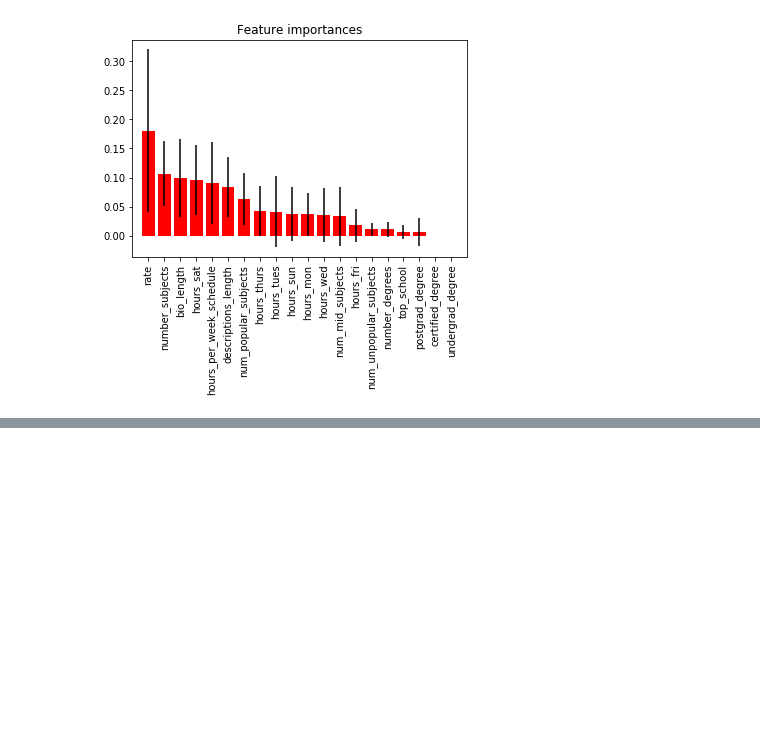
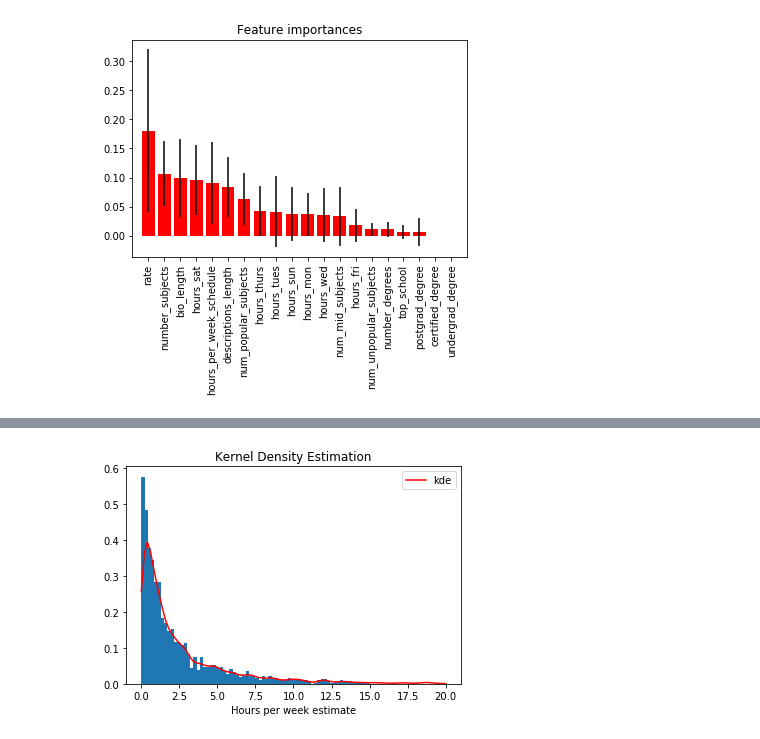
Before and after one commit to vijayoct27/tutor_prediction, a Jupyter notebook: tutor_eda.ipynb, the cells around one changed output, grey strips where cells are left out. Cells and saved outputs as stored; diff of their text form; code cells hidden in the pictures; blank space fills up the shorter version.

```diff
--- a/tutor_eda.ipynb
+++ b/tutor_eda.ipynb
@@ -258,0 +253,18 @@ feature undergrad_degree (0.00)
+# %%
+# Kernel density estimate
+gkde = stats.gaussian_kde(y, bw_method = 0.05, weights=None)
+ind = np.linspace(0,20,101)
+kdepdf = gkde.evaluate(ind)
+#plt.figure()
+# plot histgram of sample
+plt.hist(y, bins=70, range=(0,15), density=True)
+plt.xlabel('Hours per week estimate')
+# plot data generating density
+# plt.plot(ind, stats.norm.pdf(ind), color="r", label='DGP normal')
+# plot estimated density
+plt.plot(ind, kdepdf, label='kde', color="r")
+plt.title('Kernel Density Estimation')
+plt.legend()
+plt.show()
+# %% [output]
+[figure, added]
```
Also changed, not shown: parts of 11 cells of this notebook.
